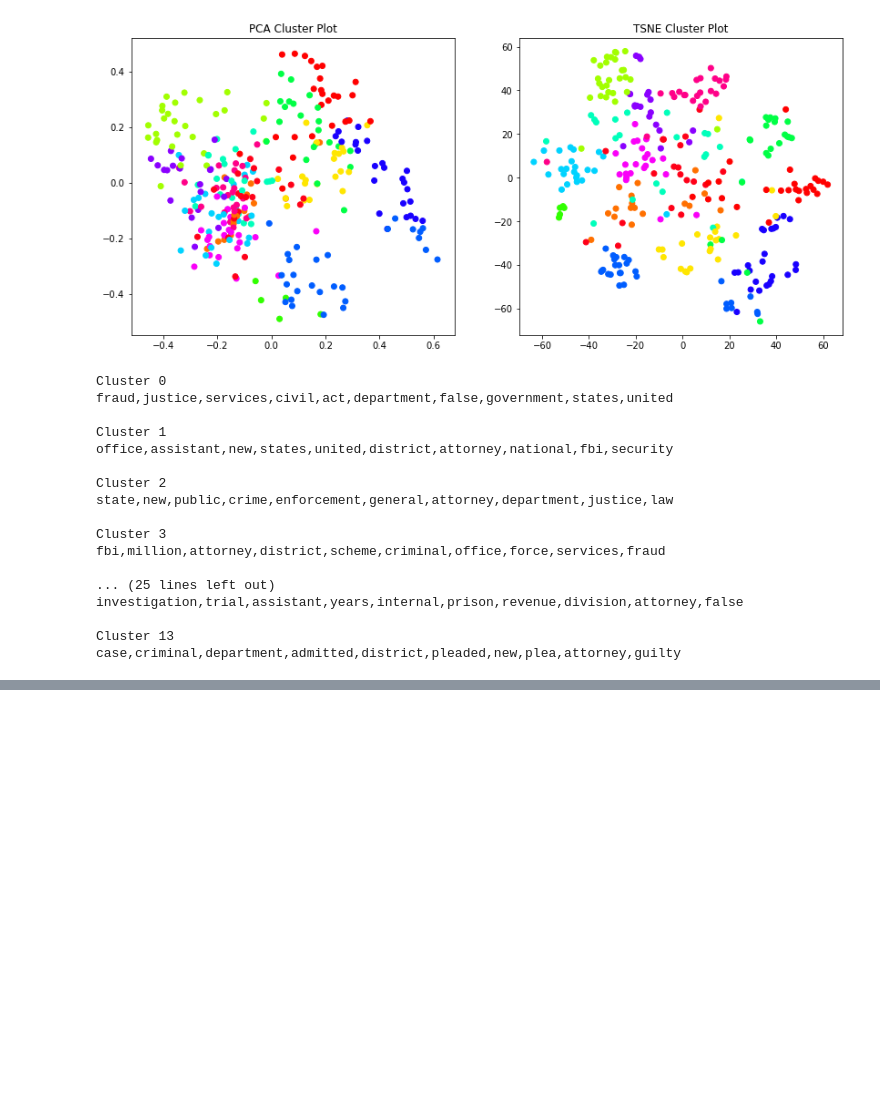
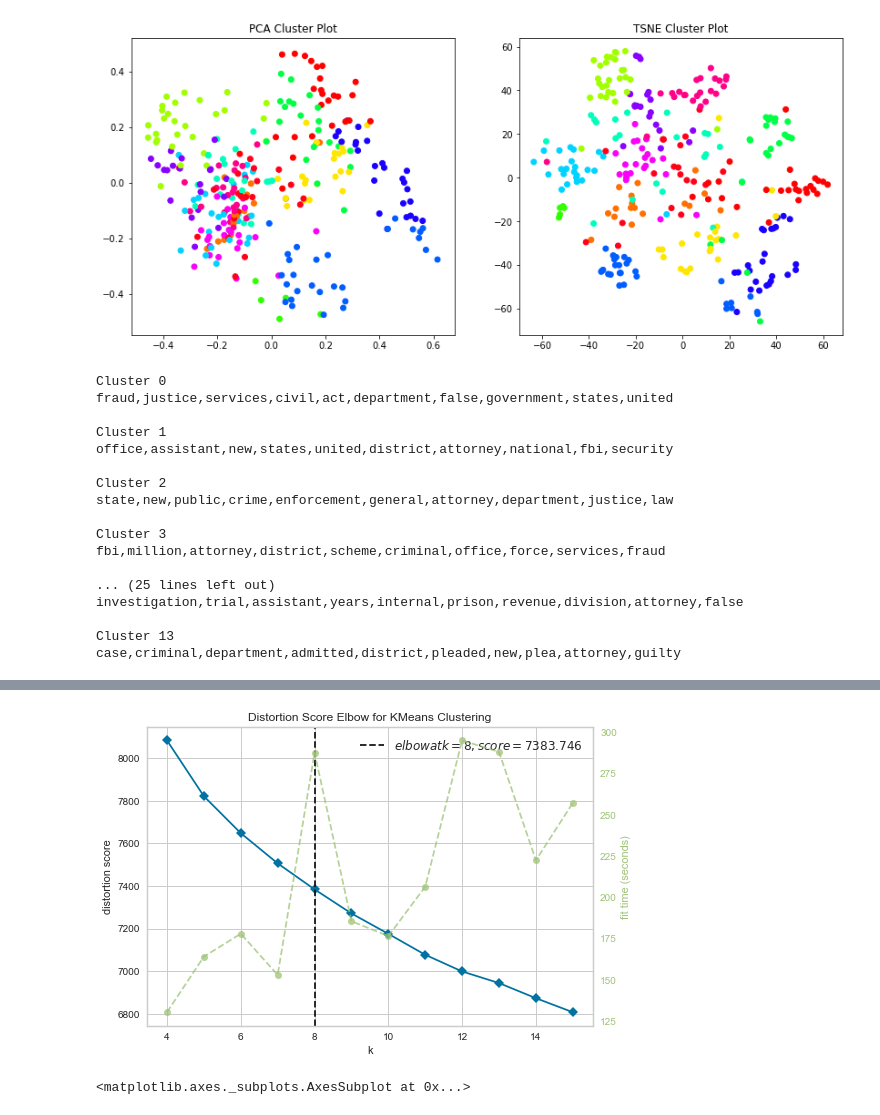
Before and after one commit to waealobidallah/Clustering-Documents-TSNE-PCA-JSON, a Jupyter notebook: clusteranalysis.ipynb, the cells around one changed output, grey strips where cells are left out. Drawn from its saved outputs; the diff is of its cells as text; code cells hidden in the pictures; blank space fills up the shorter version.

```diff
--- a/clusteranalysis.ipynb
+++ b/clusteranalysis.ipynb
@@ -252 +257,12 @@ visualizer.poof()    # Draw/show/poof the data
 <matplotlib.axes._subplots.AxesSubplot at 0x...>
+# %%
+# Instantiate the clustering model and visualizer
+#computes the sum of squared distances from each point to its assigned center.
+model = KMeans()
+visualizer = KElbowVisualizer(model, k=(4,16))
+
+visualizer.fit(text)    # Fit the data to the visualizer
+visualizer.poof()    # Draw/show/poof the data
+# %% [output]
+[figure, added]
+<matplotlib.axes._subplots.AxesSubplot at 0x...>
```
Also changed, not shown: parts of 6 cells of this notebook.
